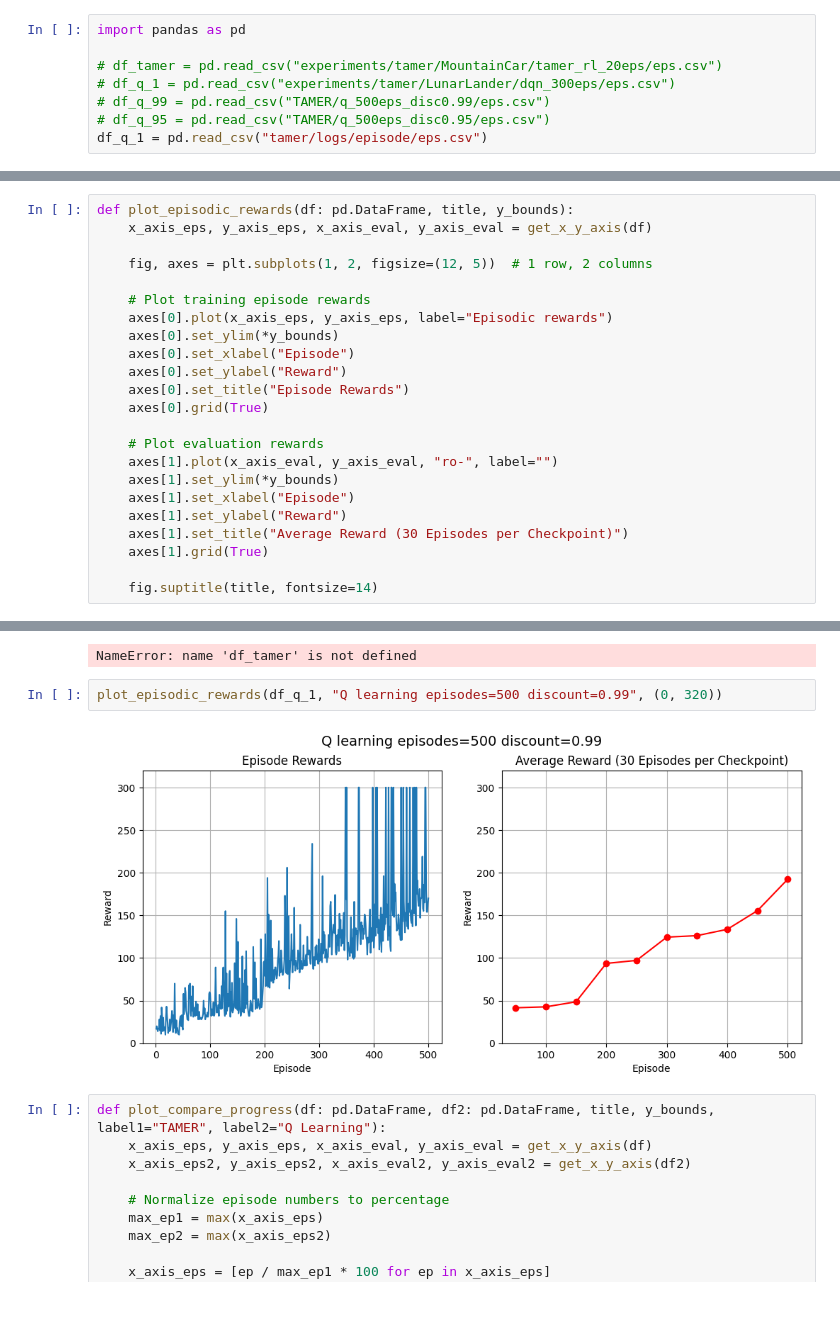
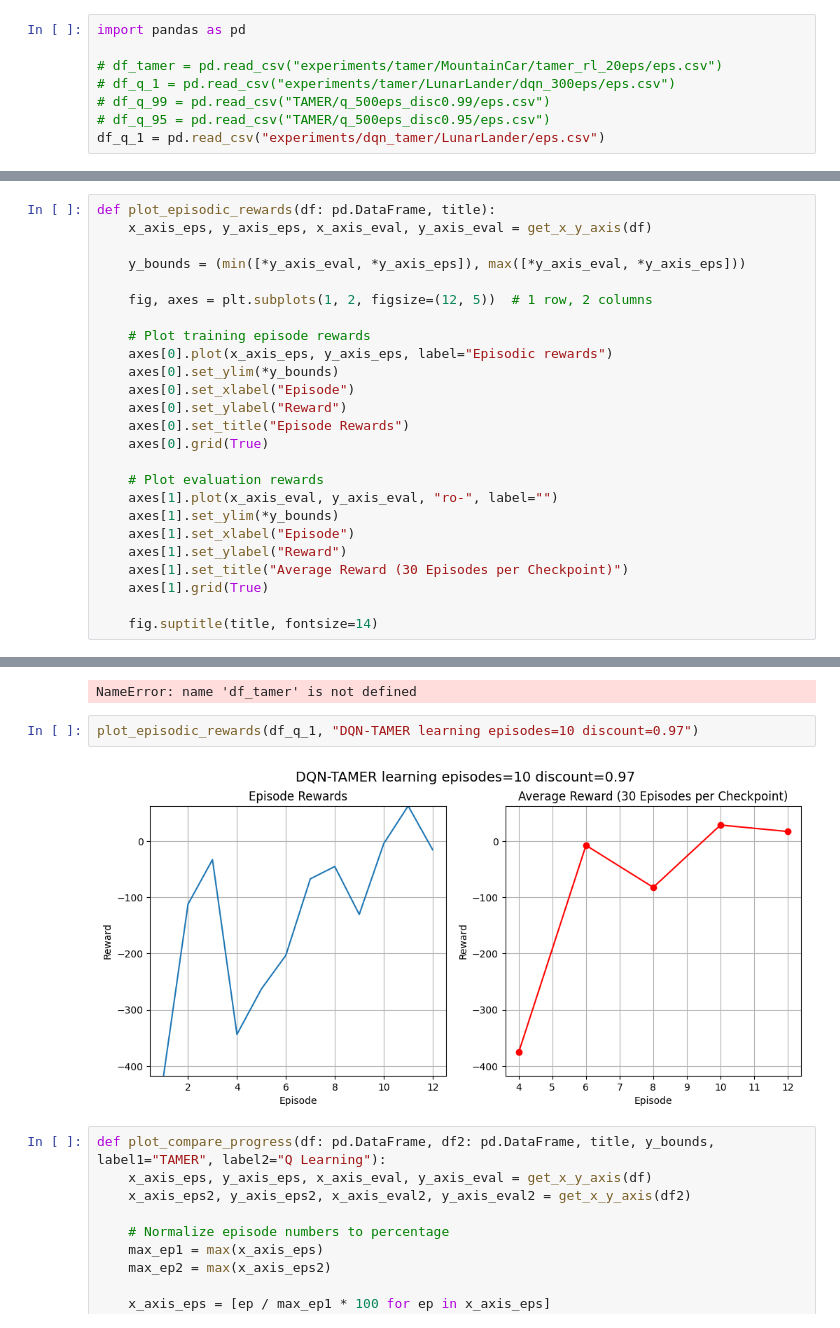
Before and after one commit to chengxi600/TAMER, a Jupyter notebook: plotting_results.ipynb, the cells around one changed output, grey strips where cells are left out. Drawn from its saved outputs; the diff is of its cells as text.

```diff
--- a/plotting_results.ipynb
+++ b/plotting_results.ipynb
@@ -20,7 +20,7 @@ import pandas as pd
 # df_q_1 = pd.read_csv("experiments/tamer/LunarLander/dqn_300eps/eps.csv")
 # df_q_99 = pd.read_csv("TAMER/q_500eps_disc0.99/eps.csv")
 # df_q_95 = pd.read_csv("TAMER/q_500eps_disc0.95/eps.csv")
-df_q_1 = pd.read_csv("tamer/logs/episode/eps.csv")
+df_q_1 = pd.read_csv("experiments/dqn_tamer/LunarLander/eps.csv")
 # %%
 def get_x_y_axis(df: pd.DataFrame):
     # separate episodes and evals
@@ -35,8 +35,10 @@ def get_x_y_axis(df: pd.DataFrame):
 
     return x_axis_eps, y_axis_eps, x_axis_eval, y_axis_eval
 # %%
-def plot_episodic_rewards(df: pd.DataFrame, title, y_bounds):
+def plot_episodic_rewards(df: pd.DataFrame, title):
     x_axis_eps, y_axis_eps, x_axis_eval, y_axis_eval = get_x_y_axis(df)
+
+    y_bounds = (min([*y_axis_eval, *y_axis_eps]), max([*y_axis_eval, *y_axis_eps]))
 
     fig, axes = plt.subplots(1, 2, figsize=(12, 5))  # 1 row, 2 columns
 
@@ -62,9 +64,9 @@ plot_episodic_rewards(df_tamer, "TAMER+RL action biasing episode=20", (-300, 0))
 # %% [output]
 NameError: name 'df_tamer' is not defined
 # %%
-plot_episodic_rewards(df_q_1, "Q learning episodes=500 discount=0.99", (0, 320))
+plot_episodic_rewards(df_q_1, "DQN-TAMER learning episodes=10 discount=0.97")
 # %% [output]
-[figure, old version]
+[figure, new version]
 # %%
 def plot_compare_progress(df: pd.DataFrame, df2: pd.DataFrame, title, y_bounds, label1="TAMER", label2="Q Learning"):
     x_axis_eps, y_axis_eps, x_axis_eval, y_axis_eval = get_x_y_axis(df)
```
Also changed, not shown: 4 other files.
